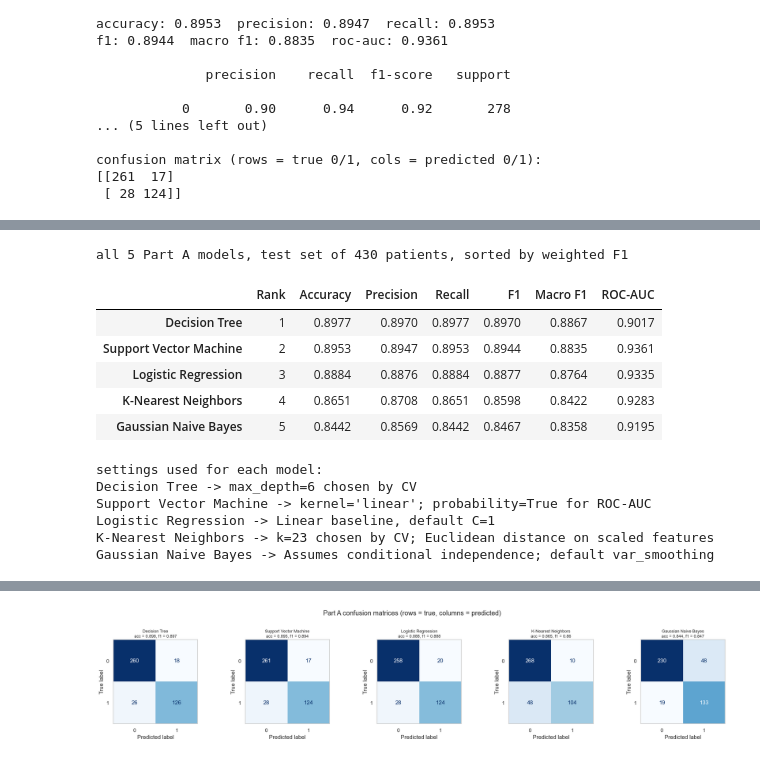
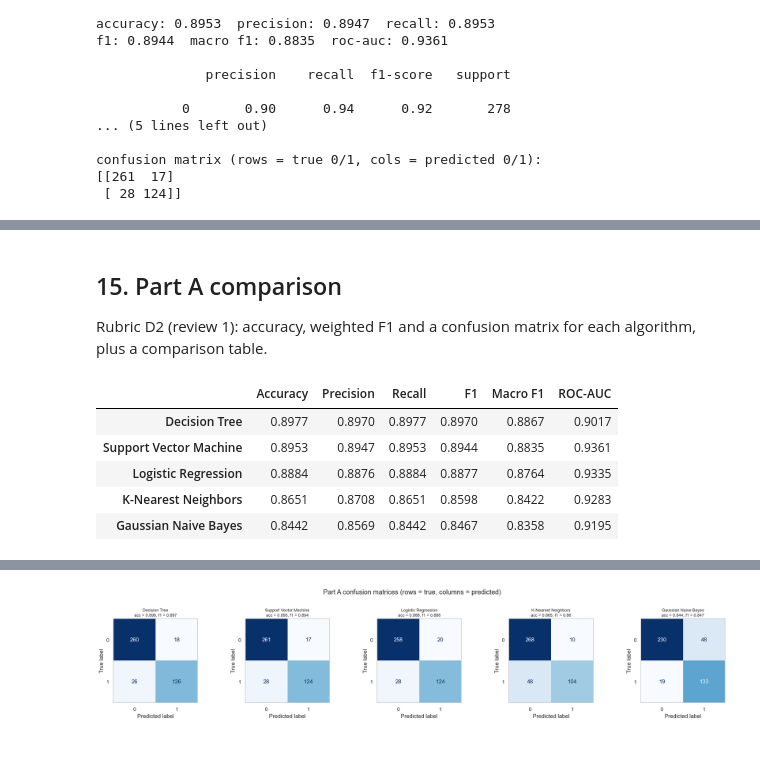
Before and after one commit to Key-to-Code/MLCaseStudy, a Jupyter notebook: classification.ipynb, the cells around one changed output, grey strips where cells are left out. Drawn from its saved outputs; the diff is of its cells as text; code cells hidden in the pictures.

```diff
--- a/classification.ipynb
+++ b/classification.ipynb
@@ -1015,30 +978,17 @@ confusion matrix (rows = true 0/1, cols = predicted 0/1):
+# %% [markdown]
+## 15. Part A comparison
+
+Rubric D2 (review 1): accuracy, weighted F1 and a confusion matrix for each algorithm, plus a comparison table.
 # %%
-METRIC_COLS = ["Accuracy", "Precision", "Recall", "F1", "Macro F1", "ROC-AUC"]
-
 part_a = pd.DataFrame(results).T
-part_a = part_a[part_a["Part"] == "A"].copy()
-part_a[METRIC_COLS] = part_a[METRIC_COLS].astype(float)
+part_a = part_a[part_a["Part"] == "A"]
+part_a = part_a.drop(columns=["Part", "Notes"]).astype(float)
 part_a = part_a.sort_values("F1", ascending=False)
-part_a["Rank"] = range(1, len(part_a) + 1)
-
-print("all 5 Part A models, test set of", len(X_test), "patients, sorted by weighted F1")
-part_a[["Rank"] + METRIC_COLS].round(4)
+part_a.round(4)
 # %% [output]
-all 5 Part A models, test set of 430 patients, sorted by weighted F1
-|  | Rank | Accuracy | Precision | Recall | F1 | Macro F1 | ROC-AUC |
-| Decision Tree | 1 | 0.8977 | 0.8970 | 0.8977 | 0.8970 | 0.8867 | 0.9017 |
-| Support Vector Machine | 2 | 0.8953 | 0.8947 | 0.8953 | 0.8944 | 0.8835 | 0.9361 |
-| Logistic Regression | 3 | 0.8884 | 0.8876 | 0.8884 | 0.8877 | 0.8764 | 0.9335 |
-| K-Nearest Neighbors | 4 | 0.8651 | 0.8708 | 0.8651 | 0.8598 | 0.8422 | 0.9283 |
-| Gaussian Naive Bayes | 5 | 0.8442 | 0.8569 | 0.8442 | 0.8467 | 0.8358 | 0.9195 |
+|  | Accuracy | Precision | Recall | F1 | Macro F1 | ROC-AUC |
+| Decision Tree | 0.8977 | 0.8970 | 0.8977 | 0.8970 | 0.8867 | 0.9017 |
+| Support Vector Machine | 0.8953 | 0.8947 | 0.8953 | 0.8944 | 0.8835 | 0.9361 |
+| Logistic Regression | 0.8884 | 0.8876 | 0.8884 | 0.8877 | 0.8764 | 0.9335 |
+| K-Nearest Neighbors | 0.8651 | 0.8708 | 0.8651 | 0.8598 | 0.8422 | 0.9283 |
+| Gaussian Naive Bayes | 0.8442 | 0.8569 | 0.8442 | 0.8467 | 0.8358 | 0.9195 |
-# %%
-print("settings used for each model:")
-for name in part_a.index:
-    print(name, "->", results[name]["Notes"])
-# %% [output]
-settings used for each model:
-Decision Tree -> max_depth=6 chosen by CV
-Support Vector Machine -> kernel='linear'; probability=True for ROC-AUC
-Logistic Regression -> Linear baseline, default C=1
-K-Nearest Neighbors -> k=23 chosen by CV; Euclidean distance on scaled features
-Gaussian Naive Bayes -> Assumes conditional independence; default var_smoothing
```
Also changed, not shown: parts of 83 cells of this notebook.
